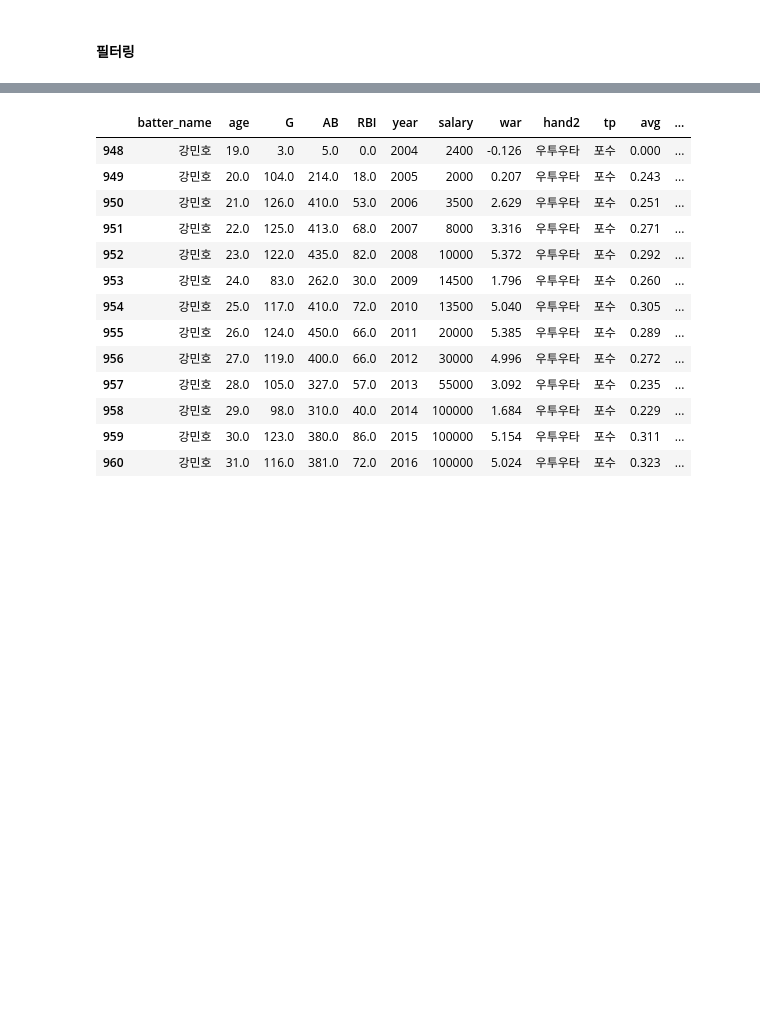
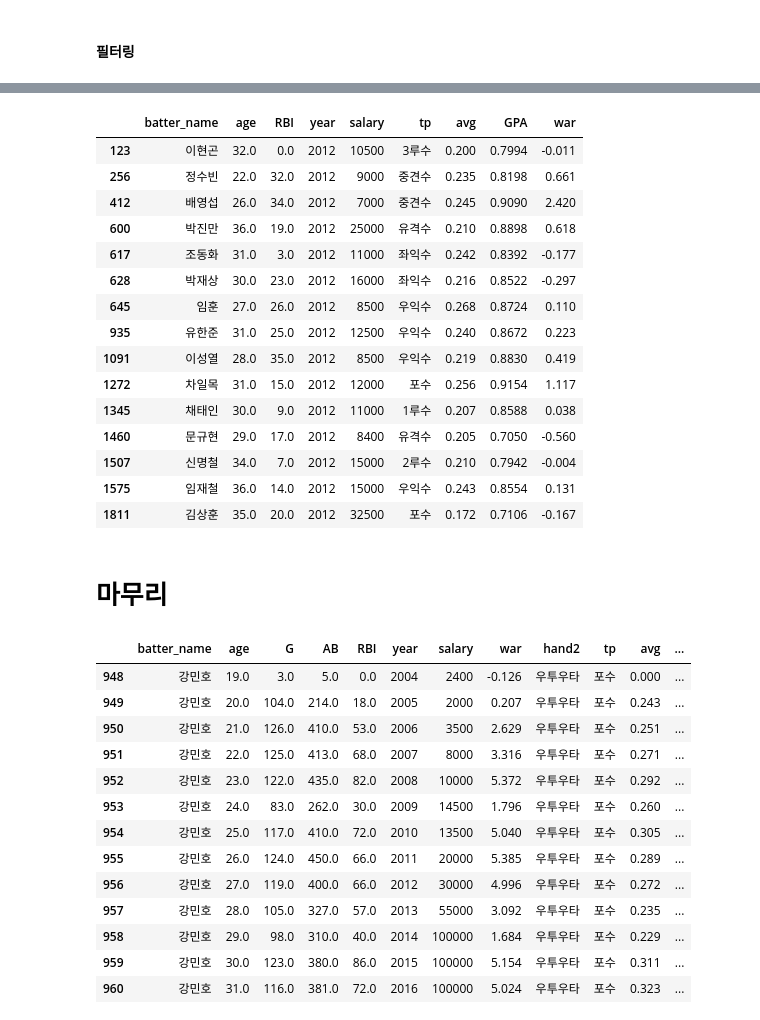
Before and after one commit to kkalkkkal/Datathon_KBO, a Jupyter notebook: KBO_MoneyBall.ipynb, the cells around one changed output, grey strips where cells are left out. Cells and saved outputs as stored; diff of their text form; code cells hidden in the pictures; blank space fills up the shorter version.

```diff
--- a/KBO_MoneyBall.ipynb
+++ b/KBO_MoneyBall.ipynb
@@ -1130,3 +1173,29 @@ salary_mean
+# %%
+# 2012년도 과평가 된 사람 필터링 하기
+
+data4 = data3[data3['year'] == 2012]
+data5 = data4[data4['GPA'] < y_gpa_median[2012]]
+data2012 = data5[data5['salary'] > salary_median[2012]]
+data2012
+# %% [output]
+|  | batter_name | age | RBI | year | salary | tp | avg | GPA | war |
+| 123 | 이현곤 | 32.0 | 0.0 | 2012 | 10500 | 3루수 | 0.200 | 0.7994 | -0.011 |
+| 256 | 정수빈 | 22.0 | 32.0 | 2012 | 9000 | 중견수 | 0.235 | 0.8198 | 0.661 |
+| 412 | 배영섭 | 26.0 | 34.0 | 2012 | 7000 | 중견수 | 0.245 | 0.9090 | 2.420 |
+| 600 | 박진만 | 36.0 | 19.0 | 2012 | 25000 | 유격수 | 0.210 | 0.8898 | 0.618 |
+| 617 | 조동화 | 31.0 | 3.0 | 2012 | 11000 | 좌익수 | 0.242 | 0.8392 | -0.177 |
+| 628 | 박재상 | 30.0 | 23.0 | 2012 | 16000 | 좌익수 | 0.216 | 0.8522 | -0.297 |
+| 645 | 임훈 | 27.0 | 26.0 | 2012 | 8500 | 우익수 | 0.268 | 0.8724 | 0.110 |
+| 935 | 유한준 | 31.0 | 25.0 | 2012 | 12500 | 우익수 | 0.240 | 0.8672 | 0.223 |
+| 1091 | 이성열 | 28.0 | 35.0 | 2012 | 8500 | 우익수 | 0.219 | 0.8830 | 0.419 |
+| 1272 | 차일목 | 31.0 | 15.0 | 2012 | 12000 | 포수 | 0.256 | 0.9154 | 1.117 |
+| 1345 | 채태인 | 30.0 | 9.0 | 2012 | 11000 | 1루수 | 0.207 | 0.8588 | 0.038 |
+| 1460 | 문규현 | 29.0 | 17.0 | 2012 | 8400 | 유격수 | 0.205 | 0.7050 | -0.560 |
+| 1507 | 신명철 | 34.0 | 7.0 | 2012 | 15000 | 2루수 | 0.210 | 0.7942 | -0.004 |
+| 1575 | 임재철 | 36.0 | 14.0 | 2012 | 15000 | 우익수 | 0.243 | 0.8554 | 0.131 |
+| 1811 | 김상훈 | 35.0 | 20.0 | 2012 | 32500 | 포수 | 0.172 | 0.7106 | -0.167 |
+# %% [markdown]
+# 마무리
 # %%
 final_data[final_data['batter_name']=='강민호']
 # %% [output]
```
Also changed, not shown: parts of 15 cells of this notebook.
